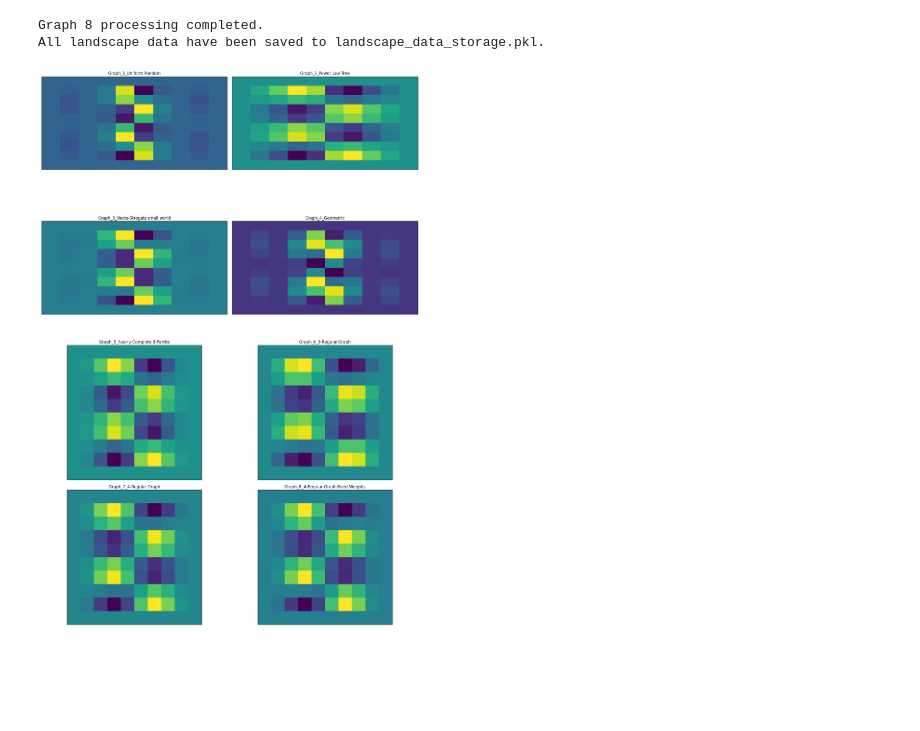
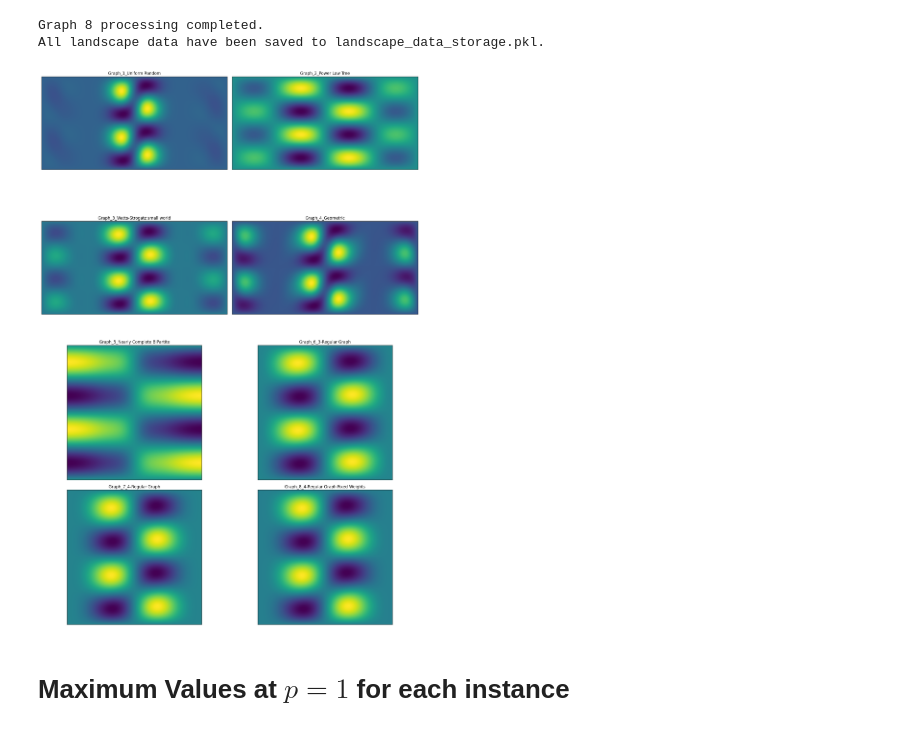
Before and after one commit to vivekkatial/HAQC, a Jupyter notebook: notebooks/19-analysing-qaoa-landscape-for-different-graph-types.ipynb, the cells around one changed output. Cells and saved outputs as stored; diff of their text form; code cells hidden in the pictures; blank space fills up the shorter version.

```diff
--- a/notebooks/19-analysing-qaoa-landscape-for-different-graph-types.ipynb
+++ b/notebooks/19-analysing-qaoa-landscape-for-different-graph-types.ipynb
@@ -36,6 +36,8 @@ We will use Python along with libraries such as NetworkX for graph generation an
 Let's begin by importing the necessary libraries and defining the array of graph types we will be analyzing.
 # %%
 node_size = 12
+# WARNING THIS SIZE DOES CHANGE RUNTIME
+MESH_SIZE = 400
 # %%
 import numpy as np
 import networkx as nx
@@ -221,6 +222,7 @@ for i, graph_data in enumerate(G_instances, start=1):
     if graph_type in ['Power Law Tree', 'Watts-Strogatz small world', 'Geometric', "Uniform Random"]:
         landscape_data = build_landscape_plot(
             G,
+            mesh_size=MESH_SIZE,
             beta_lb=-np.pi,
             beta_ub=np.pi,
             gamma_lb=0,
@@ -229,6 +231,7 @@ for i, graph_data in enumerate(G_instances, start=1):
     elif graph_type in ['Nearly Complete BiPartite', '3-Regular Graph', '4-Regular Graph', '4-Regular Graph Fixed Weights']:
         landscape_data = build_landscape_plot(
             G,
+            mesh_size=MESH_SIZE,
             beta_lb=-np.pi/2,
             beta_ub=np.pi/2,
             gamma_lb=0,
@@ -276,31 +279,34 @@ num_rows = math.ceil(num_graphs / num_cols)
 # Create a figure for the subplots
 fig, axs = plt.subplots(num_rows, num_cols, figsize=(8 * num_cols, 6 * num_rows))
 
 # Flatten the axes array for easy iteration if it's multidimensional
 if num_graphs > 1:
     axs = axs.flatten()
 else:
     axs = [axs]
 
 # Loop through the stored landscape data and create subplots
 for idx, (graph_key, landscape_data) in enumerate(landscape_data_storage.items()):
     fig_i, ax_i = plot_landscape(landscape_data, show_ticks=False)
     ax = axs[idx]
 
     # Copy the content of ax_i to the subplot's axis ax
     ax.imshow(landscape_data['obj_vals'].T, origin='lower', cmap='viridis', extent=(landscape_data['beta'][0], landscape_data['beta'][-1], landscape_data['gamma'][0], landscape_data['gamma'][-1]))
     ax.set_xlabel(ax_i.get_xlabel())
     ax.set_ylabel(ax_i.get_ylabel())
     ax.set_xticks(ax_i.get_xticks())
     ax.set_yticks(ax_i.get_yticks())
     ax.set_xticklabels(ax_i.get_xticklabels())
     ax.set_yticklabels(ax_i.get_yticklabels())
+    title = graph_key.str_rel
     ax.set_title(f"{graph_key}")
 
     # Remove the individual figure to prevent it from showing separately
     plt.close(fig_i)
 
 # Adjust the layout of the subplots
 plt.tight_layout()
 # %% [output]
-[figure, old version]
+[figure, new version]
+# %% [markdown]
+# Maximum Values at $p=1$ for each instance
```
Also changed, not shown: parts of 5 cells of this notebook, 6 other files.
